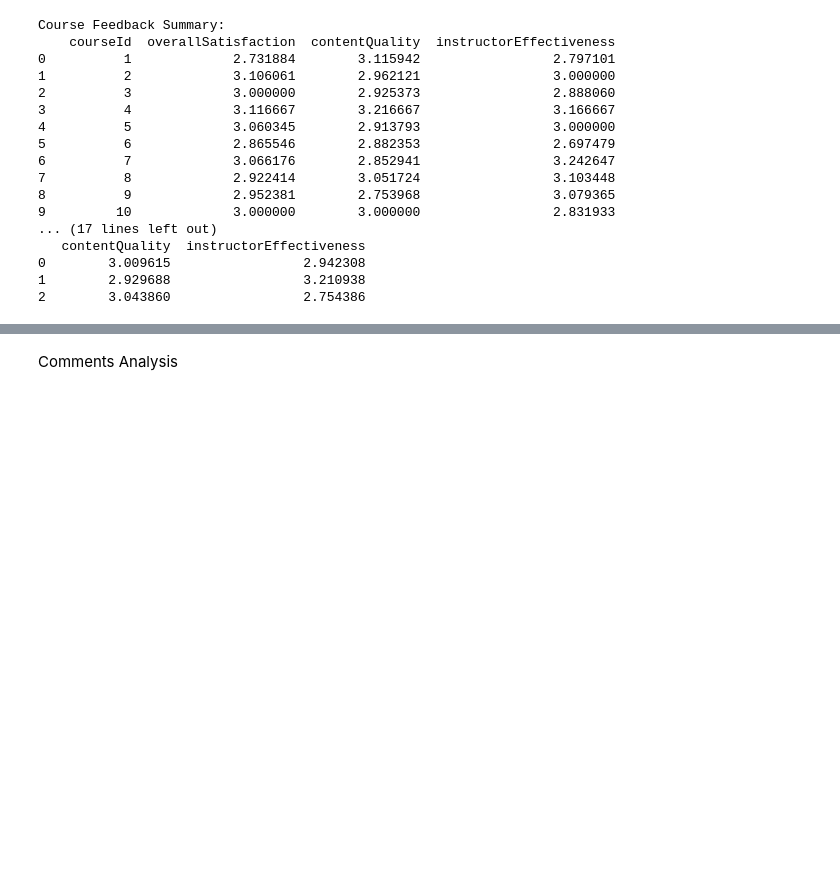
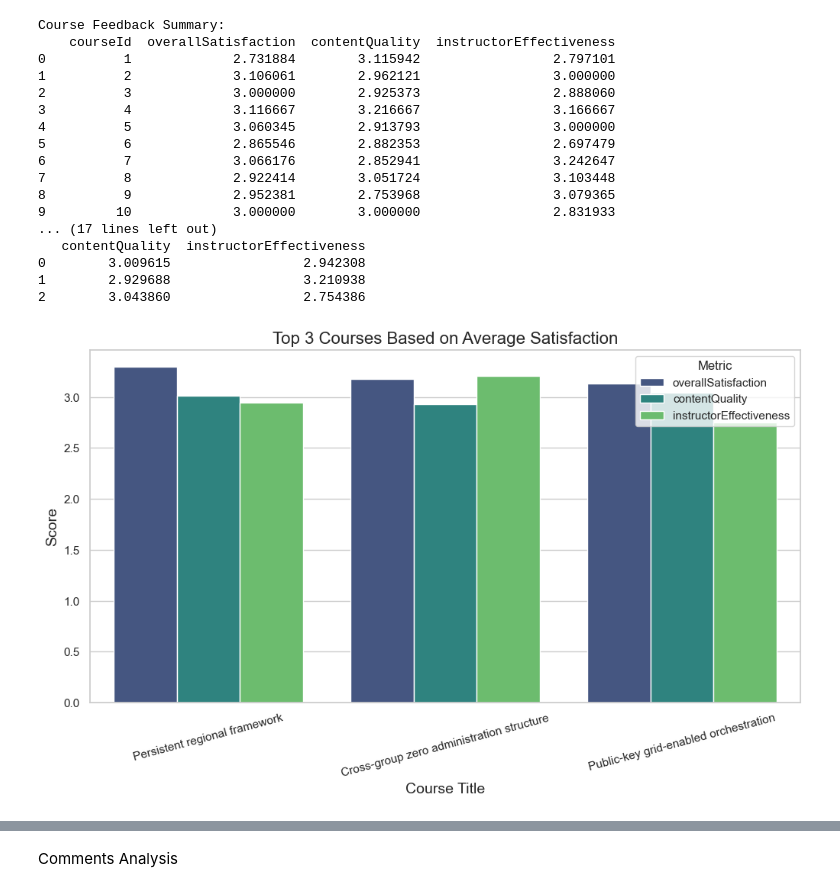
Before and after one commit to SujithaaR/FINAL-PROJECT---DWH, a Jupyter notebook: DWH/report.ipynb, the cells around one changed output, grey strips where cells are left out. Drawn from its saved outputs; the diff is of its cells as text; code cells hidden in the pictures; blank space fills up the shorter version.

```diff
--- a/DWH/report.ipynb
+++ b/DWH/report.ipynb
@@ -253,6 +313,38 @@ Course Feedback Summary:
 0        3.009615                 2.942308
 1        2.929688                 3.210938
 2        3.043860                 2.754386
+# %%
+import matplotlib.pyplot as plt
+import seaborn as sns
+
+# Set the style
+sns.set(style='whitegrid')
+
+# Melt the DataFrame for easier plotting
+melted_courses = top_courses_with_titles.melt(id_vars=['title'],
+                                               value_vars=['overallSatisfaction', 'contentQuality', 'instructorEffectiveness'],
+                                               var_name='Metric',
+                                               value_name='Score')
+
+# Create a bar plot
+plt.figure(figsize=(12, 6))
+sns.barplot(data=melted_courses, x='title', y='Score', hue='Metric', palette='viridis')
+
+# Add labels and title
+plt.title('Top 3 Courses Based on Average Satisfaction', fontsize=16)
+plt.xlabel('Course Title', fontsize=14)
+plt.ylabel('Score', fontsize=14)
+
+# Rotate x labels for better readability
+plt.xticks(rotation=15)
+
+# Show legend
+plt.legend(title='Metric')
+
+# Show the plot
+plt.show()
+# %% [output]
+[figure, added]
 # %%
 # Count enrollments by course
 enrollment_counts = fact_engagement_table.groupby('courseId')['enrollmentId'].nunique().reset_index(name='enrollmentCount')
```
Also changed, not shown: parts of 7 cells of this notebook, 1 other file.
